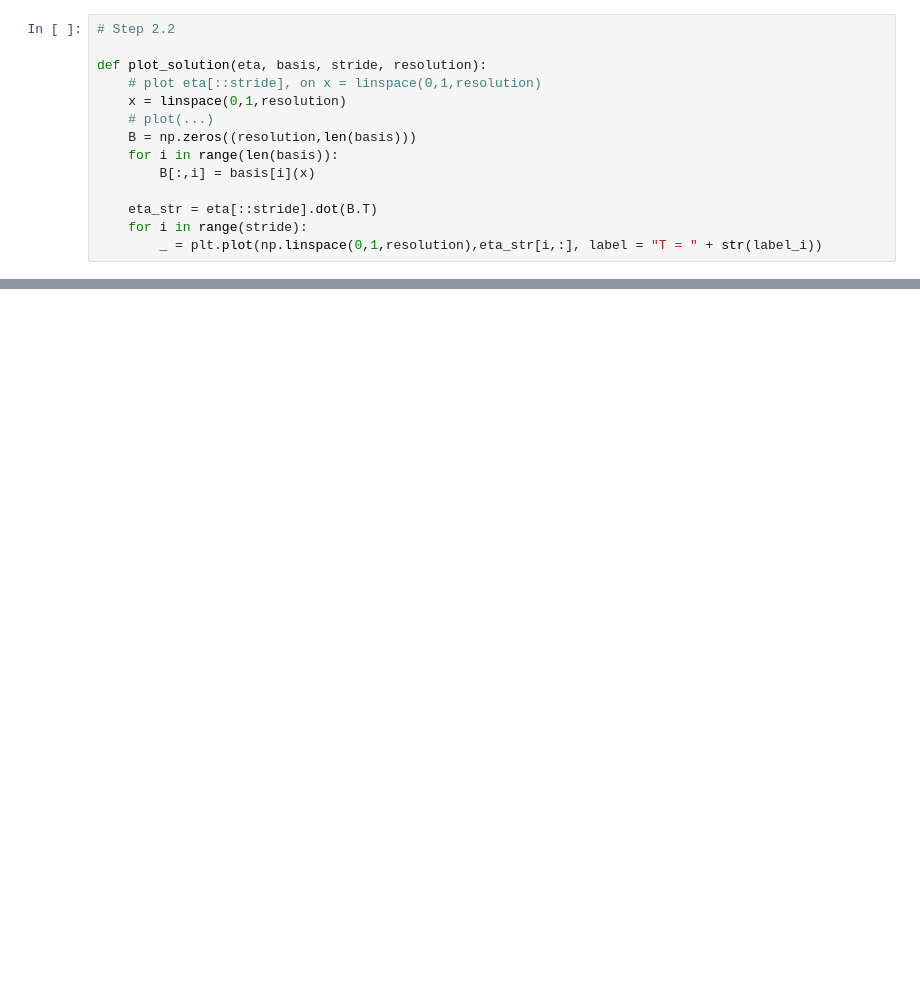
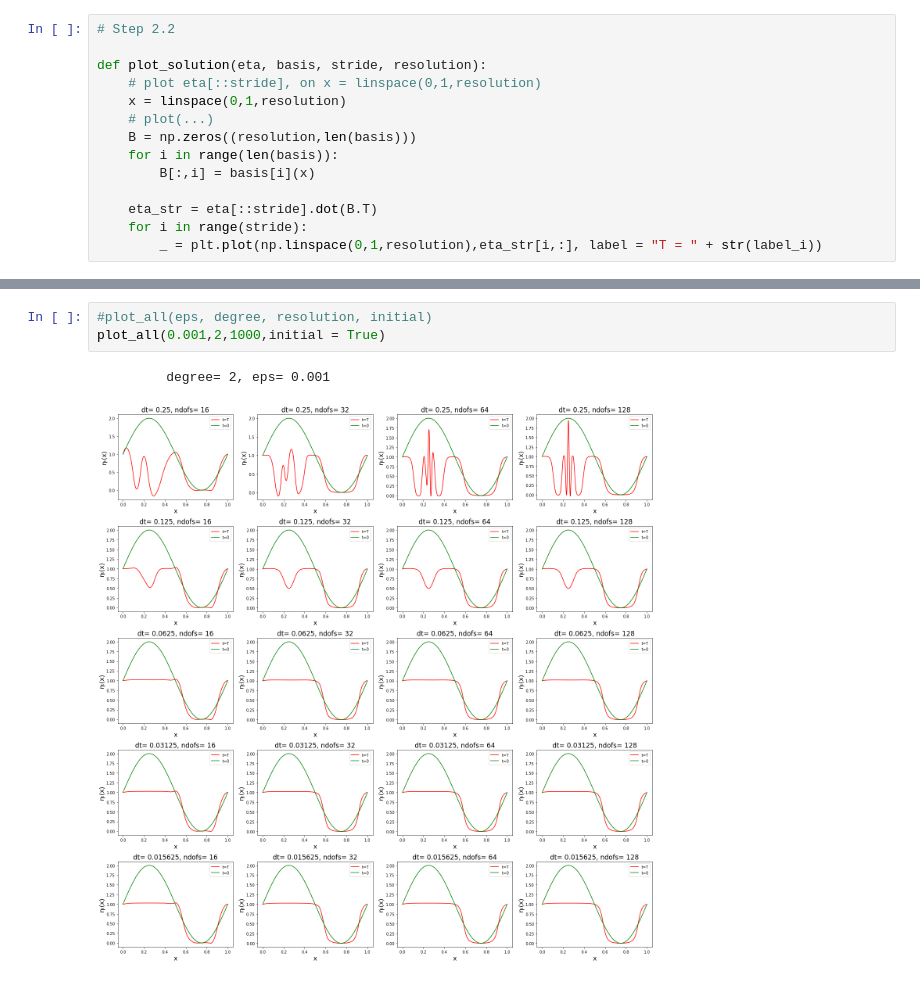
Before and after one commit to davydenk/P1.4_seed, a Jupyter notebook: final_project/final_project_2019-2020.ipynb, the cells around one changed output, grey strips where cells are left out. Saved outputs shown, nothing was run; the diff lists cells and outputs as text; blank space fills up the shorter version.

```diff
--- a/final_project/final_project_2019-2020.ipynb
+++ b/final_project/final_project_2019-2020.ipynb
@@ -204,0 +253,6 @@ def plot_solution(eta, basis, stride, resolution):
+# %%
+#plot_all(eps, degree, resolution, initial)
+plot_all(0.001,2,1000,initial = True)
+# %% [output]
+         degree= 2, eps= 0.001
+[figure, added]
```
Also changed, not shown: parts of 12 cells of this notebook.
